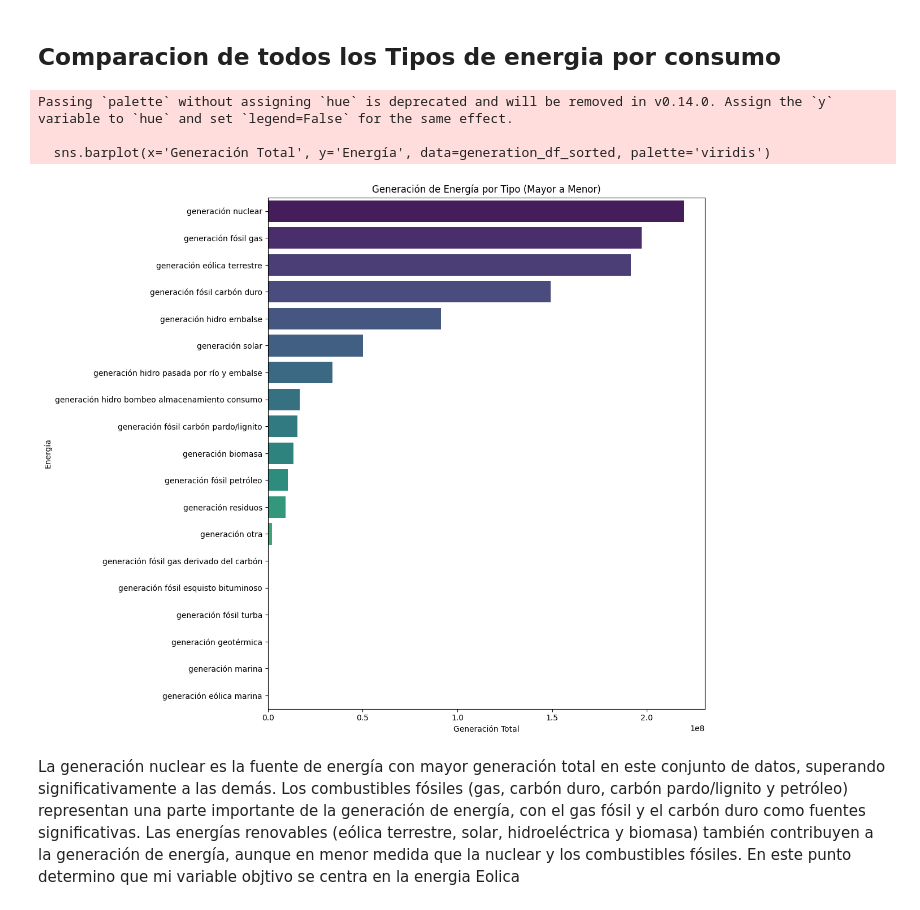
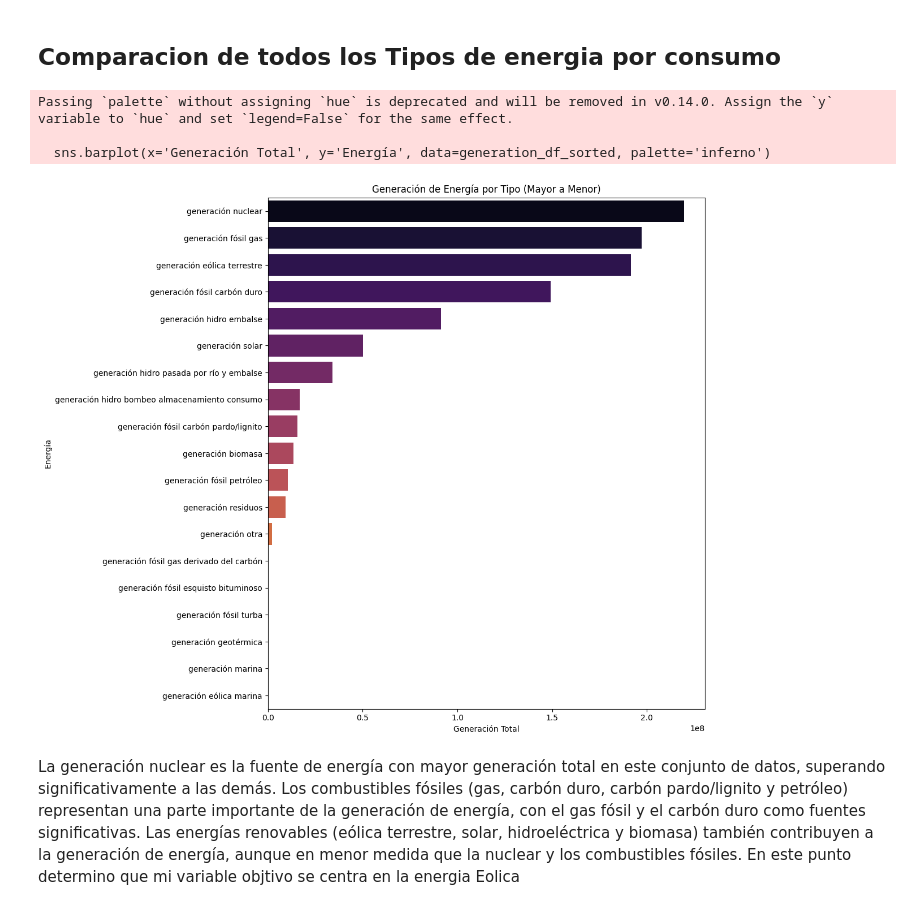
Before and after one commit to Rociosamudio/Machine-Learning-Data-Science-II, a Jupyter notebook: actividad_práctica_APIS_"LizRocio_SamudioRuiz”.ipynb, the cells around one changed output. Drawn from its saved outputs; the diff is of its cells as text; code cells hidden in the pictures.

```diff
--- a/actividad_práctica_APIS_"LizRocio_SamudioRuiz”.ipynb
+++ b/actividad_práctica_APIS_"LizRocio_SamudioRuiz”.ipynb
@@ -972,36 +990,36 @@ generation_columns = [
     'generación hidro embalse',
     'generación marina',
     'generación nuclear',
     'generación otra',
     'generación solar',
     'generación residuos',
     'generación eólica marina',
     'generación eólica terrestre',
 
 ]
 
 #generación total de cada tipo de energía
 generation_totals = df[generation_columns].sum()
 
 #DataFrame para facilitar la ordenación
 generation_df = pd.DataFrame({'Energía': generation_totals.index, 'Generación Total': generation_totals.values})
 
 #Ordenar de mayor a menor generación
 generation_df_sorted = generation_df.sort_values(by='Generación Total', ascending=False)
 
 #Crear el gráfico de barras horizontales con seaborn
 plt.figure(figsize=(12, 10))
-sns.barplot(x='Generación Total', y='Energía', data=generation_df_sorted, palette='viridis')
+sns.barplot(x='Generación Total', y='Energía', data=generation_df_sorted, palette='inferno')
 plt.title('Generación de Energía por Tipo (Mayor a Menor)')
 plt.xlabel('Generación Total')
 plt.ylabel('Energía')
 plt.tight_layout()
 plt.show()
 # %% [output]
 Passing `palette` without assigning `hue` is deprecated and will be removed in v0.14.0. Assign the `y` variable to `hue` and set `legend=False` for the same effect.
 
-  sns.barplot(x='Generación Total', y='Energía', data=generation_df_sorted, palette='viridis')
+  sns.barplot(x='Generación Total', y='Energía', data=generation_df_sorted, palette='inferno')
-[figure, old version]
+[figure, new version]
 # %% [markdown]
 La generación nuclear es la fuente de energía con mayor generación total en este conjunto de datos, superando significativamente a las demás. Los combustibles fósiles (gas, carbón duro, carbón pardo/lignito y petróleo) representan una parte importante de la generación de energía, con el gas fósil y el carbón duro como fuentes significativas.
 Las energías renovables (eólica terrestre, solar, hidroeléctrica y biomasa) también contribuyen a la generación de energía, aunque en menor medida que la nuclear y los combustibles fósiles. En este punto determino que mi variable objtivo se centra en la energia Eolica
```
Also changed, not shown: parts of 21 cells of this notebook.
